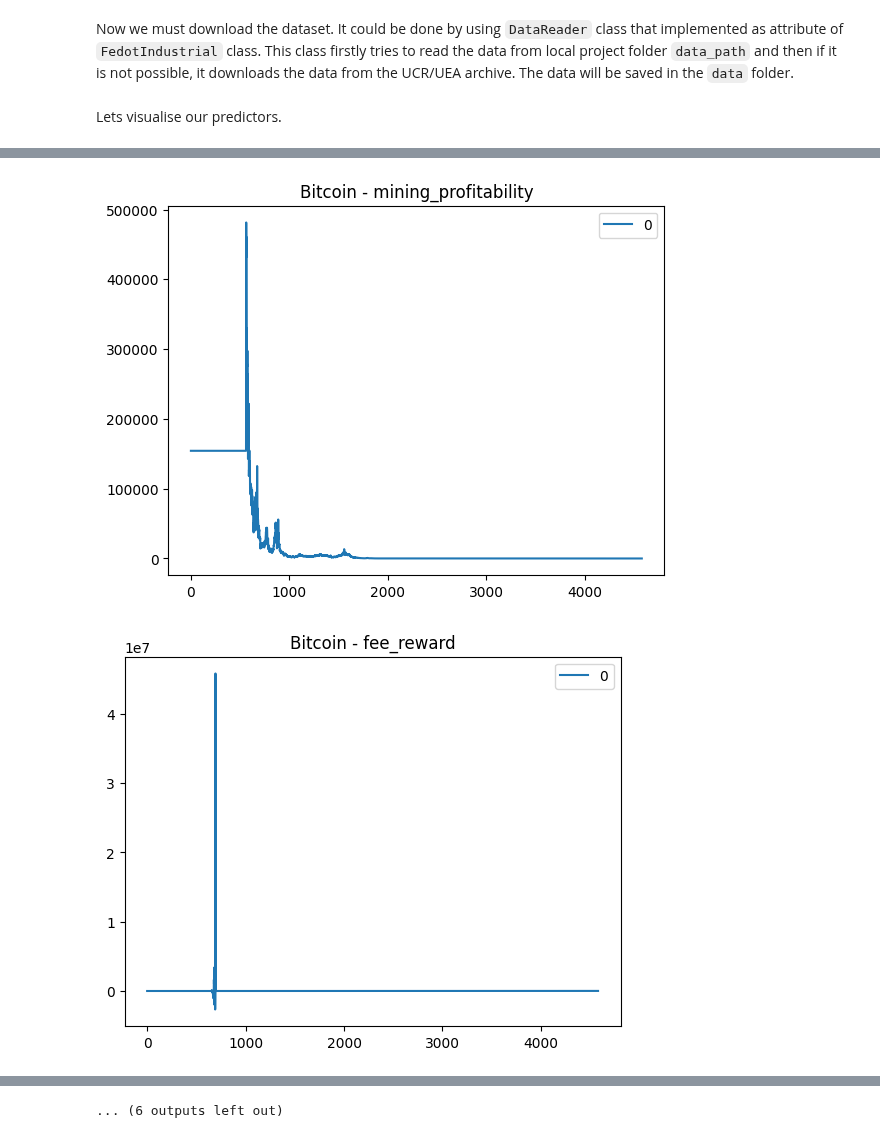
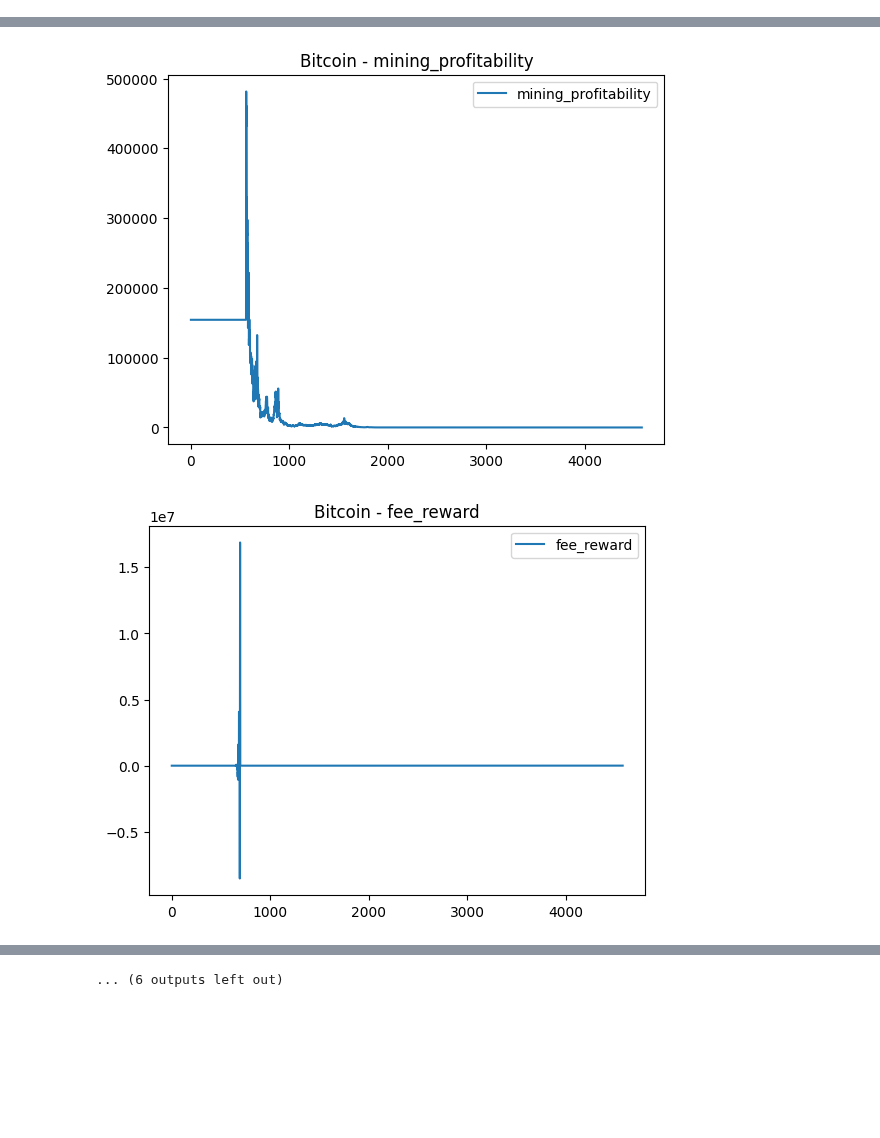
Before and after one commit to aimclub/Fedot.Industrial, a Jupyter notebook: examples/real_world_examples/industrial_examples/criptocurrency_analysis/ts_forecasting/bitcoin_forecasting.ipynb, the cells around one changed output, grey strips where cells are left out. Saved outputs shown, nothing was run; the diff lists cells and outputs as text; code cells hidden in the pictures; blank space fills up the shorter version.

```diff
--- a/examples/real_world_examples/industrial_examples/criptocurrency_analysis/ts_forecasting/bitcoin_forecasting.ipynb
+++ b/examples/real_world_examples/industrial_examples/criptocurrency_analysis/ts_forecasting/bitcoin_forecasting.ipynb
@@ -31,0 +28,40 @@ train_data = pd.read_csv(dataset_name)
+# %%
+from cases.time_series_gapfilling_case import get_composite_pipeline
+from fedot.utilities.ts_gapfilling import ModelGapFiller
+import numpy as np
+import pandas as pd
+
+def get_gapfilled_from(target: np.ndarray) -> np.ndarray:
+    if any([np.isnan(value) for value in target]):
+        composite_gapfiller = ModelGapFiller(gap_value=-100.0,
+                                             pipeline=get_composite_pipeline())
+        filtered_composite = composite_gapfiller.forward_filling(target)
+        return filtered_composite
+    return target
+
+def linearly_interpolate_nans(target: np.ndarray) -> np.ndarray:
+    X = np.vstack((np.ones(len(target)), np.arange(len(target))))
+    X_fit = X[:, ~np.isnan(target)]
+    target_fit = target[~np.isnan(target)].reshape(-1, 1)
+    beta = np.linalg.lstsq(X_fit.T, target_fit)[0]
+    target.flat[np.isnan(target)] = np.dot(X[:, np.isnan(target)].T, beta)
+    return target
+# %%
+from datasets import load_dataset
+import logging
+
+monash_bitcoin = load_dataset('monash_tsf', 'bitcoin', trust_remote_code=True)
+wide_data = {}
+
+for series in monash_bitcoin['test']:
+    label, start_date = series['item_id'], series['start']
+    if any(isinstance(value, list) for value in series['target']):
+        break
+    try:
+        gapfilled_target = get_gapfilled_from(np.array(series['target']))
+    except Exception:
+        logging.warn(f'Using linear interpolation: {label}')
+        gapfilled_target = linearly_interpolate_nans(np.array(series['target']))
+
+    wide_data[label] = gapfilled_target
+wide_df = pd.DataFrame.from_dict(wide_data, orient='index').transpose()
@@ -52,2 +93,0 @@ train_data
-# %% [markdown]
-Now we must download the dataset. It could be done by using `DataReader` class that implemented as attribute of `FedotIndustrial` class. This class firstly tries to read the data from local project folder `data_path` and then if it is not possible, it downloads the data from the UCR/UEA archive. The data will be saved in the `data` folder.
@@ -63,8 +97,6 @@ dataset_dict = dict(train_data=(features,target),
-# %% [markdown]
-Lets visualise our predictors.
 # %%
 from matplotlib import pyplot as plt
-for ts_type in data_split.keys():
-    pd.DataFrame(data_split[ts_type]).plot(title=f'Bitcoin - {ts_type}')
+for column in wide_df.columns:
+    pd.DataFrame(wide_df[column]).plot(title=f'Bitcoin - {column}')
     plt.show()
 # %% [output]
@@ -78,2 +110,2 @@ for ts_type in data_split.keys():
-[figure, old version]
+[figure, new version]
-[figure, old version]
+[figure, new version]
```
Also changed, not shown: parts of 21 cells of this notebook.
